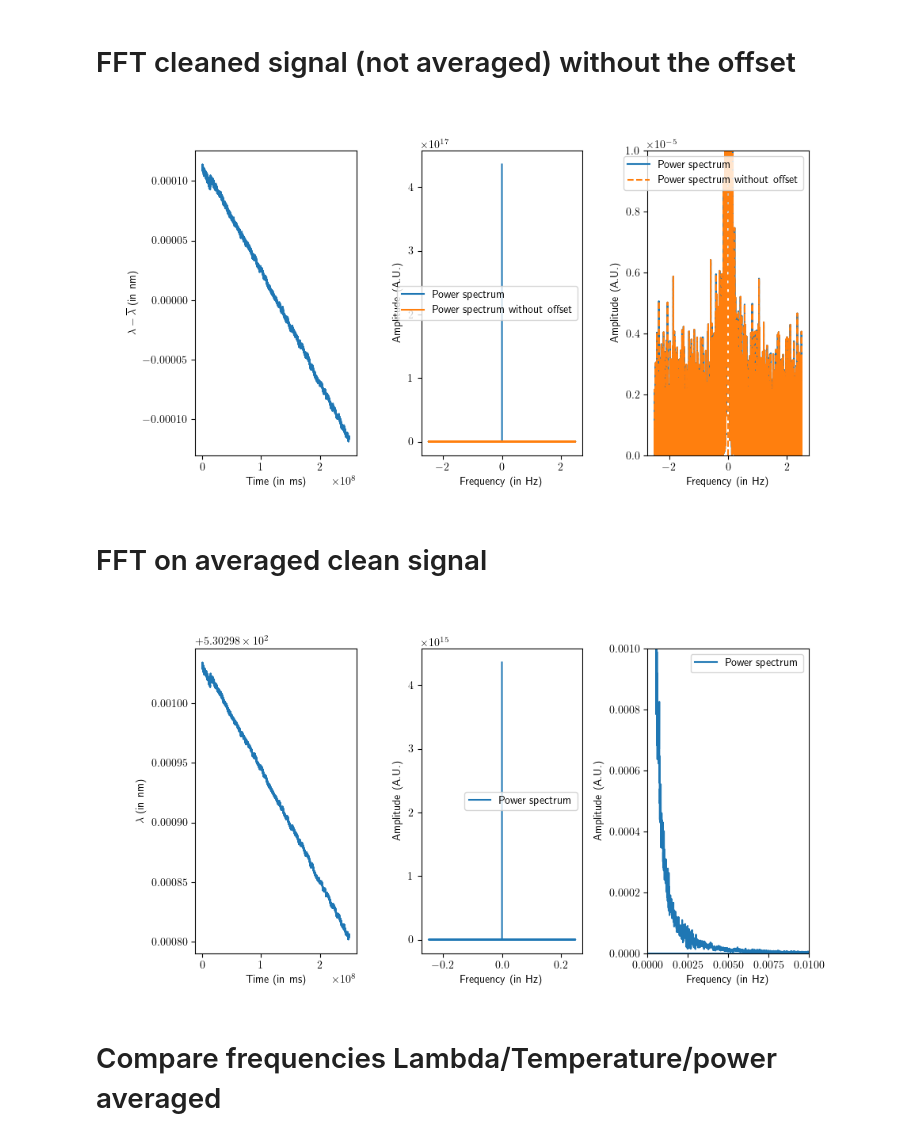
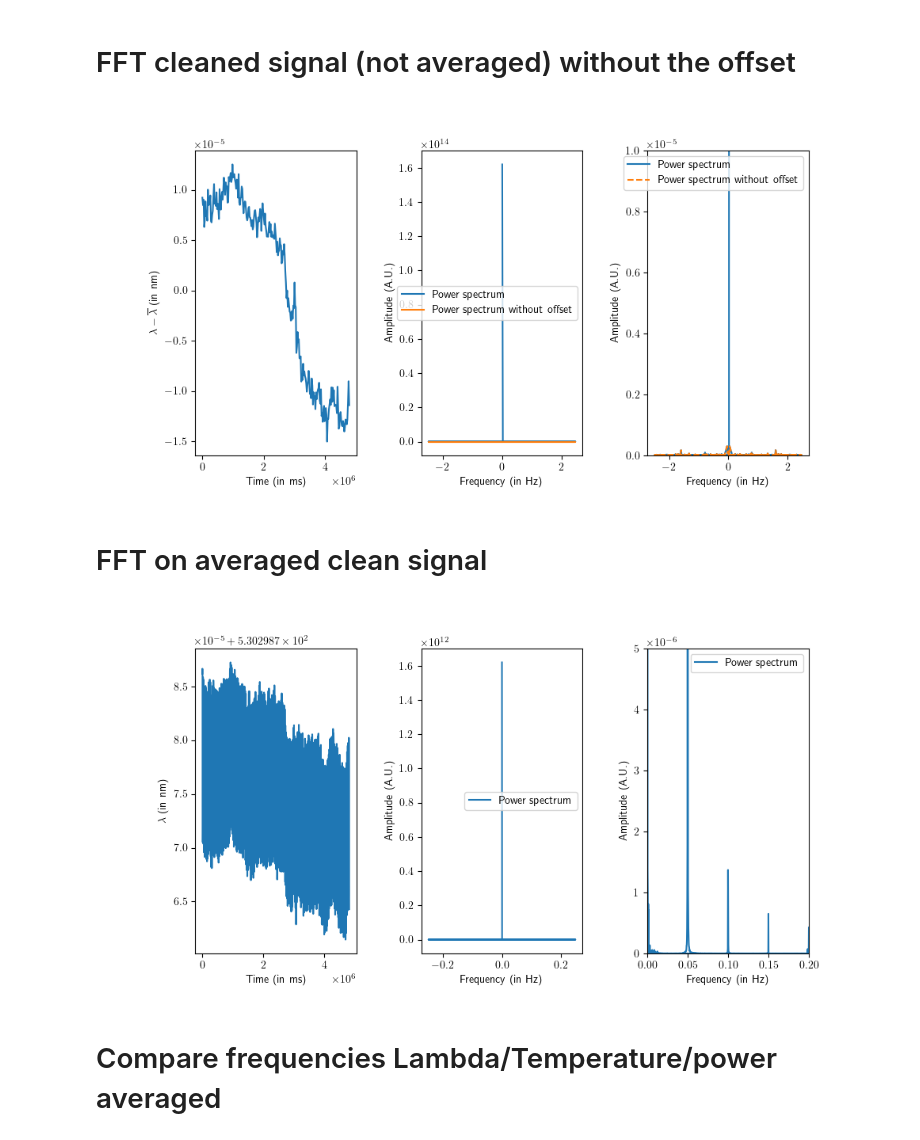
Before and after one commit to DolbeaultRemy/PLR1_PID_AnalyzeFrequency, a Jupyter notebook: AnalyzeFrequency.ipynb, the cells around one changed output. Cells and saved outputs as stored; diff of their text form; code cells hidden in the pictures.

```diff
--- a/AnalyzeFrequency.ipynb
+++ b/AnalyzeFrequency.ipynb
@@ -39,7 +39,8 @@ def ReadDataPythonReadOut(path_name):
             res[0, i] = -1
     return res
 # %%
-path_name = r"Z:\Users\Remy\PID_Laser\PythonReadOut\SavedData\NoPID\DataWeekend_2025_09_26_Lambda_P_T_temp1.txt"#r"Z:\Users\Remy\PID_Laser\PythonReadOut\SavedData\NoPID\DataWeekend_2025_09_26_Lambda_P_T_temp1.txt"
+# path_name = r"Z:\Users\Remy\PID_Laser\PythonReadOut\SavedData\NoPID\Data17h_2025_09_29_Lambda_P_T_temp.txt"
+path_name = r"Z:\Users\Remy\PID_Laser\PythonReadOut\SavedData\NoPID\DataWeekend_2025_09_26_Lambda_P_T_temp.txt"
 cutoff_std_lambda = 10 # Distance from mean above which data is absurd
 # T, Lambda = ReadDataPythonReadOut(path_name)
 # T, Lambda = T[T!=-1], Lambda[T!=-1]
@@ -158,45 +159,47 @@ axes[1].set_ylabel("Amplitude (A.U.)")
 axes[2].plot(Freq[::plot_step], np.abs(FT_Lambda_clean[::plot_step])**2, label="Power spectrum")
 axes[2].plot(Freq[::plot_step], np.abs(FT_Lambda_clean_no_offset[::plot_step])**2, label="Power spectrum without offset", linestyle = "--")
 axes[2].legend()
+
+
 axes[2].set_xlabel("Frequency (in Hz)")
 axes[2].set_ylabel("Amplitude (A.U.)")
 axes[2].set_ylim(0, 1e-5)
 # axes[2].set_xlim(-1e-2, 1e-2)
 plt.show()
 # %% [output]
-[figure, old version]
+[figure, new version]
 # %% [markdown]
 # FFT on averaged clean signal
 # %%
 FT_Lambda_mean = np.fft.fft(Mean_Lambda) # In nm.s
 fs_mean = 1e3*(len(T_Mean)-1)/T_Mean[-1] # In Hz
 Freq_mean = np.fft.fftfreq(len(T_Mean), d=1/fs_mean)
 
 %matplotlib widget
 plt.rcParams['text.usetex'] = True
 plt.close()
 fig, axes = plt.subplots(1, 3, figsize=(10, 5))
 fig.subplots_adjust(wspace=0.4)
 
 axes[0].plot(T_Mean, Mean_Lambda)
 axes[0].set_xlabel("Time (in ms)")
 axes[0].set_ylabel(r"$\lambda$ (in nm)")
 
 axes[1].plot(Freq_mean, np.abs(FT_Lambda_mean)**2, label="Power spectrum")
 axes[1].legend()
 axes[1].set_xlabel("Frequency (in Hz)")
 axes[1].set_ylabel("Amplitude (A.U.)")
 
 axes[2].plot(Freq_mean, np.abs(FT_Lambda_mean)**2, label="Power spectrum")
 axes[2].legend()
 axes[2].set_xlabel("Frequency (in Hz)")
 axes[2].set_ylabel("Amplitude (A.U.)")
-axes[2].set_ylim(0, 1e-3)
+axes[2].set_ylim(0, 5e-6)
 # axes[2].set_ylim(0, 1e-20)
-axes[2].set_xlim(0, 1e-2)
+axes[2].set_xlim(0, 2e-1)
 plt.show()
 # %% [output]
-[figure, old version]
+[figure, new version]
 # %% [markdown]
 # Compare frequencies Lambda/Temperature/power averaged
 # %%
```
Also changed, not shown: parts of 8 cells of this notebook, 1 other file.
